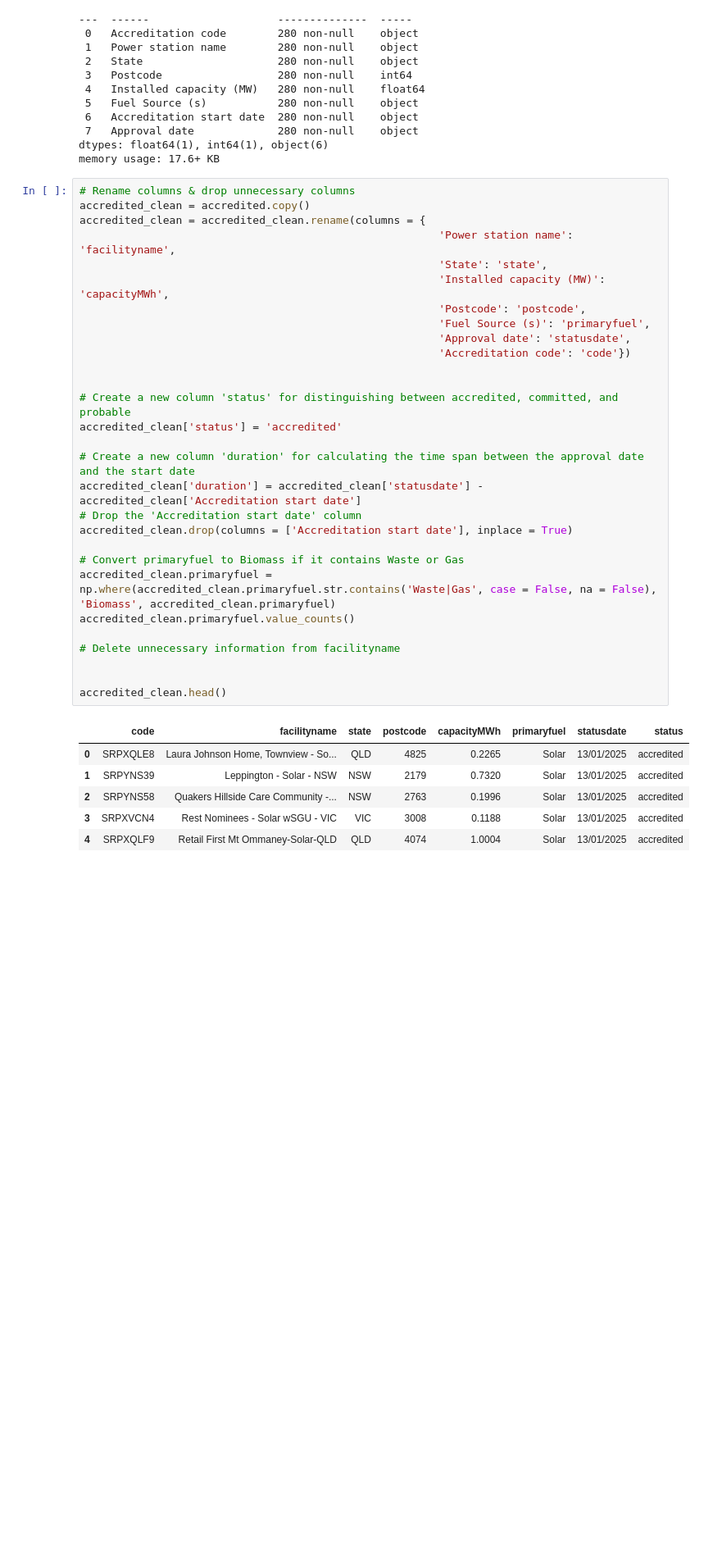
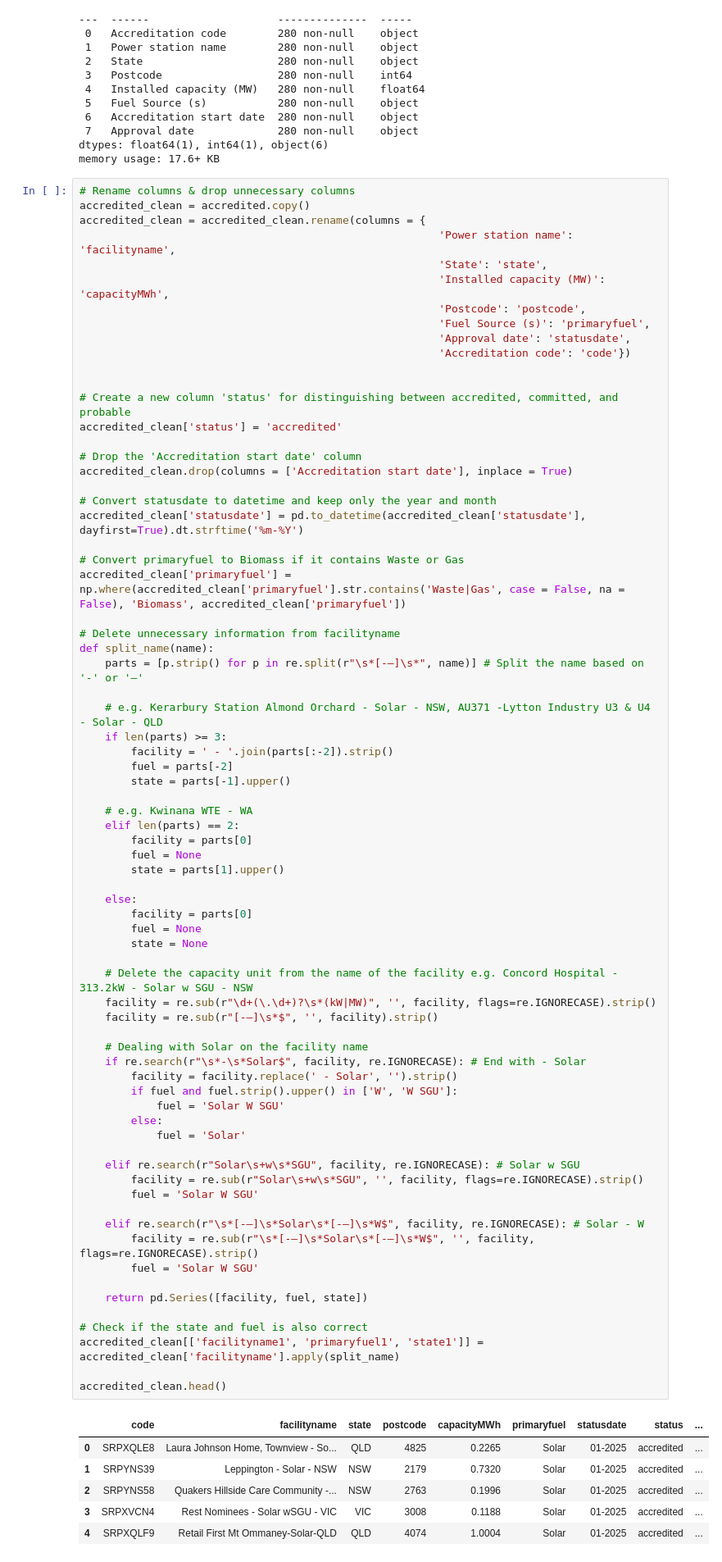
Before and after one commit to jinyjib98/comp5339, a Jupyter notebook: comp5339_a1.ipynb, the cells around one changed output. Shown at 82% size. Saved outputs shown, nothing was run; the diff lists cells and outputs as text; blank space fills up the shorter version.

Commit message:
update cleaning part for renewable dataset

```diff
--- a/comp5339_a1.ipynb
+++ b/comp5339_a1.ipynb
@@ -508,36 +514,79 @@ memory usage: 17.6+ KB
 # %%
 # Rename columns & drop unnecessary columns
 accredited_clean = accredited.copy()
 accredited_clean = accredited_clean.rename(columns = {
                                                         'Power station name': 'facilityname',
                                                         'State': 'state',
                                                         'Installed capacity (MW)': 'capacityMWh',
                                                         'Postcode': 'postcode',
                                                         'Fuel Source (s)': 'primaryfuel',
                                                         'Approval date': 'statusdate',
                                                         'Accreditation code': 'code'})
 
 
 # Create a new column 'status' for distinguishing between accredited, committed, and probable
 accredited_clean['status'] = 'accredited'
 
-# Create a new column 'duration' for calculating the time span between the approval date and the start date
-accredited_clean['duration'] = accredited_clean['statusdate'] - accredited_clean['Accreditation start date']
 # Drop the 'Accreditation start date' column
 accredited_clean.drop(columns = ['Accreditation start date'], inplace = True)
 
+# Convert statusdate to datetime and keep only the year and month
+accredited_clean['statusdate'] = pd.to_datetime(accredited_clean['statusdate'], dayfirst=True).dt.strftime('%m-%Y')
+
 # Convert primaryfuel to Biomass if it contains Waste or Gas
-accredited_clean.primaryfuel = np.where(accredited_clean.primaryfuel.str.contains('Waste|Gas', case = False, na = False), 'Biomass', accredited_clean.primaryfuel)
-accredited_clean.primaryfuel.value_counts()
+accredited_clean['primaryfuel'] = np.where(accredited_clean['primaryfuel'].str.contains('Waste|Gas', case = False, na = False), 'Biomass', accredited_clean['primaryfuel'])
 
 # Delete unnecessary information from facilityname
+def split_name(name):
+    parts = [p.strip() for p in re.split(r"\s*[-–]\s*", name)] # Split the name based on '-' or '–'
 
+    # e.g. Kerarbury Station Almond Orchard - Solar - NSW, AU371 -Lytton Industry U3 & U4 - Solar - QLD
+    if len(parts) >= 3:
+        facility = ' - '.join(parts[:-2]).strip()
+        fuel = parts[-2]
+        state = parts[-1].upper()
+
+    # e.g. Kwinana WTE - WA
+    elif len(parts) == 2:
+        facility = parts[0]
+        fuel = None
+        state = parts[1].upper()
+
+    else:
+        facility = parts[0]
+        fuel = None
+        state = None
+
+    # Delete the capacity unit from the name of the facility e.g. Concord Hospital - 313.2kW - Solar w SGU - NSW
+    facility = re.sub(r"\d+(\.\d+)?\s*(kW|MW)", '', facility, flags=re.IGNORECASE).strip()
+    facility = re.sub(r"[-–]\s*$", '', facility).strip()
+
+    # Dealing with Solar on the facility name
+    if re.search(r"\s*-\s*Solar$", facility, re.IGNORECASE): # End with - Solar
+        facility = facility.replace(' - Solar', '').strip()
+        if fuel and fuel.strip().upper() in ['W', 'W SGU']:
+            fuel = 'Solar W SGU'
+        else:
+            fuel = 'Solar'
+
+    elif re.search(r"Solar\s+w\s*SGU", facility, re.IGNORECASE): # Solar w SGU
+        facility = re.sub(r"Solar\s+w\s*SGU", '', facility, flags=re.IGNORECASE).strip()
+        fuel = 'Solar W SGU'
+
+    elif re.search(r"\s*[-–]\s*Solar\s*[-–]\s*W$", facility, re.IGNORECASE): # Solar - W
+        facility = re.sub(r"\s*[-–]\s*Solar\s*[-–]\s*W$", '', facility, flags=re.IGNORECASE).strip()
+        fuel = 'Solar W SGU'
+
+    return pd.Series([facility, fuel, state])
+
+# Check if the state and fuel is also correct
+accredited_clean[['facilityname1', 'primaryfuel1', 'state1']] = accredited_clean['facilityname'].apply(split_name)
 
 accredited_clean.head()
 # %% [output]
-|  | code | facilityname | state | postcode | capacityMWh | primaryfuel | statusdate | status |
-| 0 | SRPXQLE8 | Laura Johnson Home, Townview - So... | QLD | 4825 | 0.2265 | Solar | 13/01/2025 | accredited |
-| 1 | SRPYNS39 | Leppington - Solar - NSW | NSW | 2179 | 0.7320 | Solar | 13/01/2025 | accredited |
-| 2 | SRPYNS58 | Quakers Hillside Care Community -... | NSW | 2763 | 0.1996 | Solar | 13/01/2025 | accredited |
-| 3 | SRPXVCN4 | Rest Nominees - Solar wSGU - VIC | VIC | 3008 | 0.1188 | Solar | 13/01/2025 | accredited |
-| 4 | SRPXQLF9 | Retail First Mt Ommaney-Solar-QLD | QLD | 4074 | 1.0004 | Solar | 13/01/2025 | accredited |
+|  | code | facilityname | state | postcode | capacityMWh | primaryfuel | statusdate | status | ... |
+| 0 | SRPXQLE8 | Laura Johnson Home, Townview - So... | QLD | 4825 | 0.2265 | Solar | 01-2025 | accredited | ... |
+| 1 | SRPYNS39 | Leppington - Solar - NSW | NSW | 2179 | 0.7320 | Solar | 01-2025 | accredited | ... |
+| 2 | SRPYNS58 | Quakers Hillside Care Community -... | NSW | 2763 | 0.1996 | Solar | 01-2025 | accredited | ... |
+| 3 | SRPXVCN4 | Rest Nominees - Solar wSGU - VIC | VIC | 3008 | 0.1188 | Solar | 01-2025 | accredited | ... |
+| 4 | SRPXQLF9 | Retail First Mt Ommaney-Solar-QLD | QLD | 4074 | 1.0004 | Solar | 01-2025 | accredited | ... |
```
Also changed, not shown: parts of 17 cells of this notebook.
